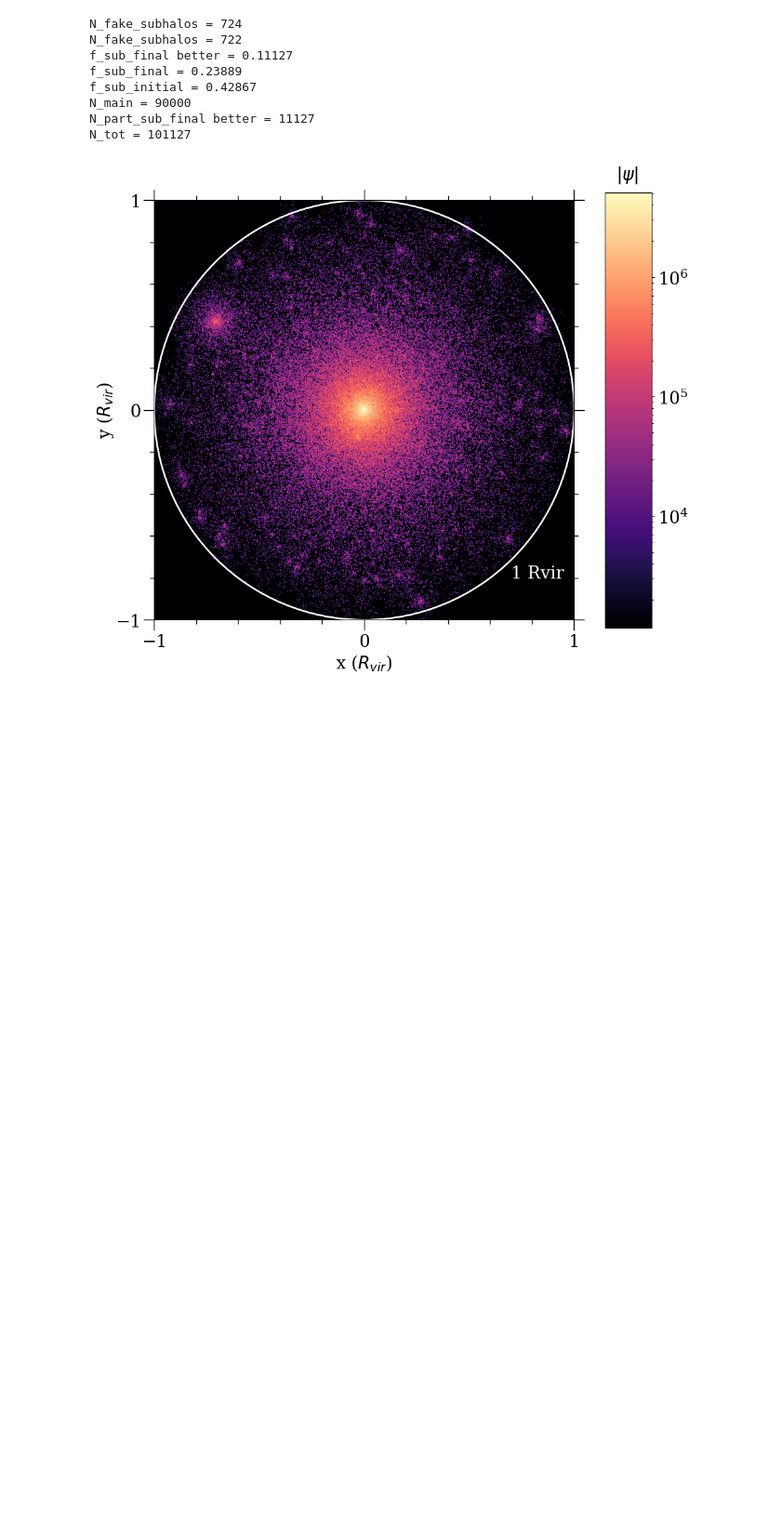
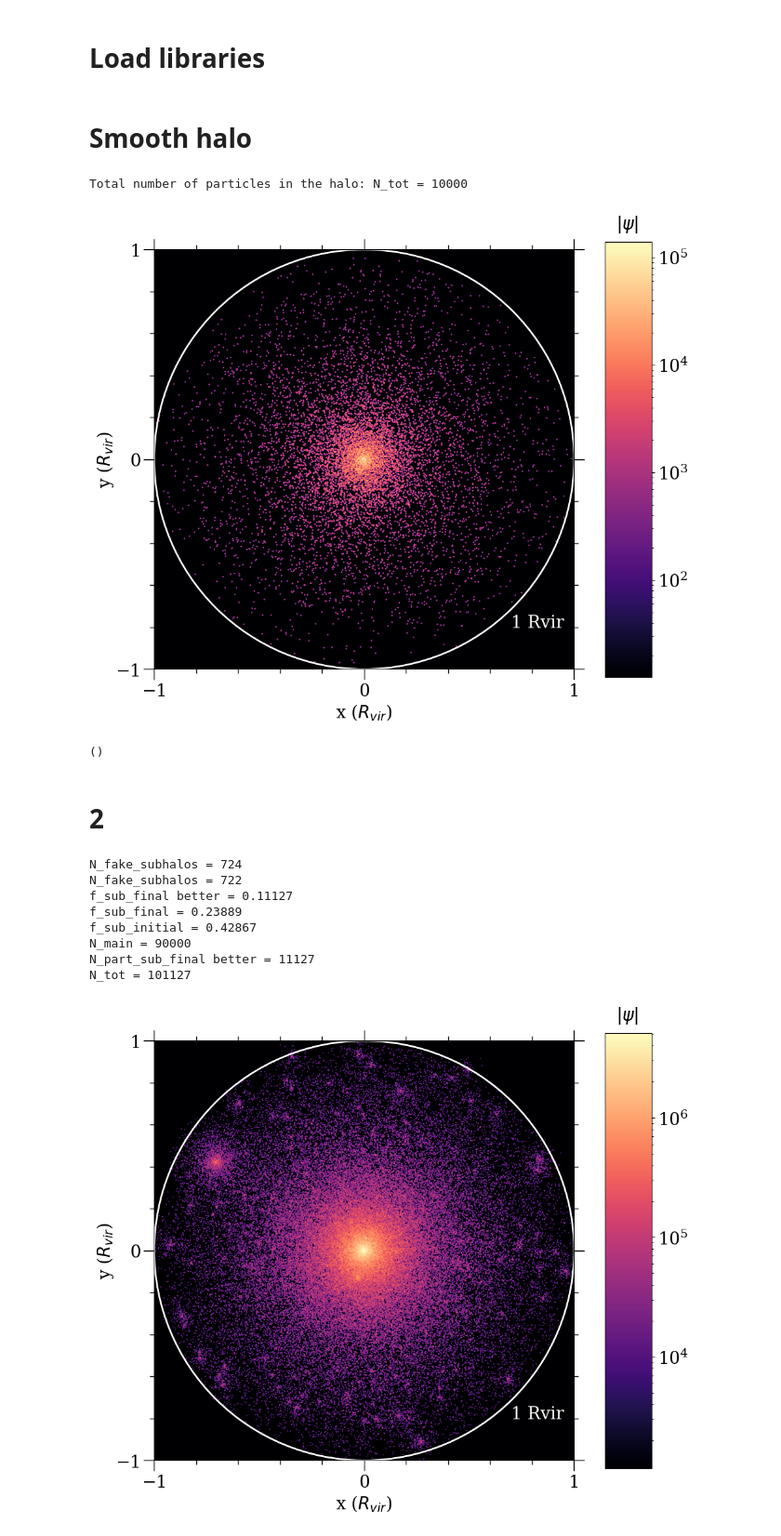
Before and after one commit to cosmo-gb/Halo_characteristics, a Jupyter notebook: Semi_analytical_halos/Untitled.ipynb, the cells around one changed output. Shown at 93% size. Drawn from its saved outputs; the diff is of its cells as text; code cells hidden in the pictures; blank space fills up the shorter version.

```diff
--- a/Semi_analytical_halos/Untitled.ipynb
+++ b/Semi_analytical_halos/Untitled.ipynb
@@ -2,0 +1,2 @@ from generate_halo_with_subhalos_new import halo_with_sub
+# %% [markdown]
+# Load libraries
@@ -3,3 +7,23 @@ from generate_halo_with_subhalos_new import halo_with_sub
+# %% [markdown]
+# Smooth halo
+# %%
+# instantiate the smooth halo object
+sh = Smooth_halo()
+c = 10 # smooth halo with concentration = c
+# kind of profile = alpha beta gamma, which is by default NFW: alpha, beta, gamma = (1,3,1)
+kind_profile = ['abg', c]
+# generate the halo
+my_halo = sh.smooth_halo_creation(kind_profile)
+# %%
+pos, N_tot = my_halo[0], my_halo[1]
+print('Total number of particles in the halo: N_tot =', N_tot)
+sh.beauty_plot_colorbar(pos)
+# %% [output]
+Total number of particles in the halo: N_tot = 10000
+[figure, added]
+()
+# %% [markdown]
+# 2
 # %%
 halo = halo_with_sub() ############################ Be carefull, here !!!!!!!!!
 c_main, c_sub, c_sub_pos = 10, 10, 1
```
Also changed, not shown: parts of 2 cells of this notebook, 4 other files.
